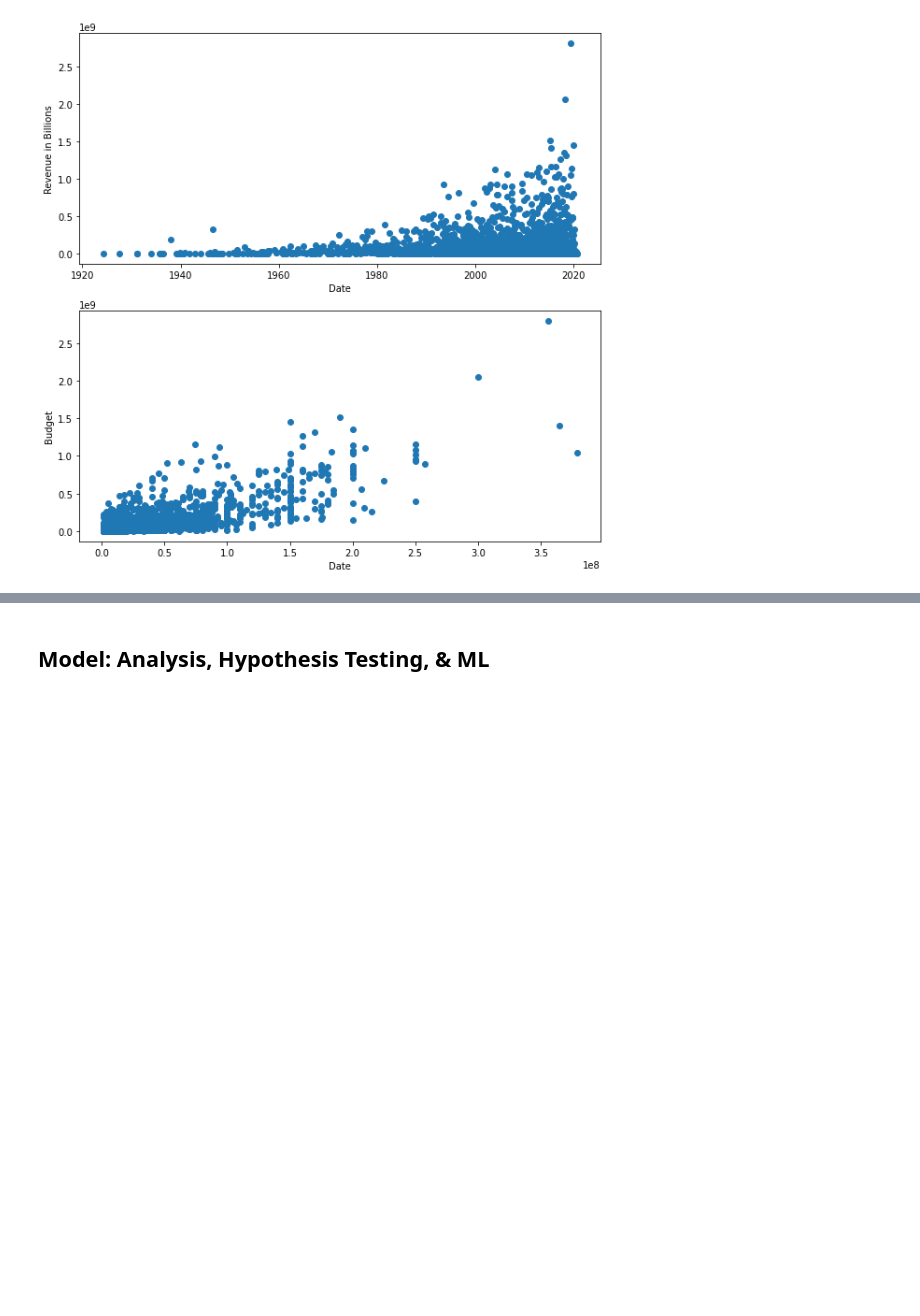
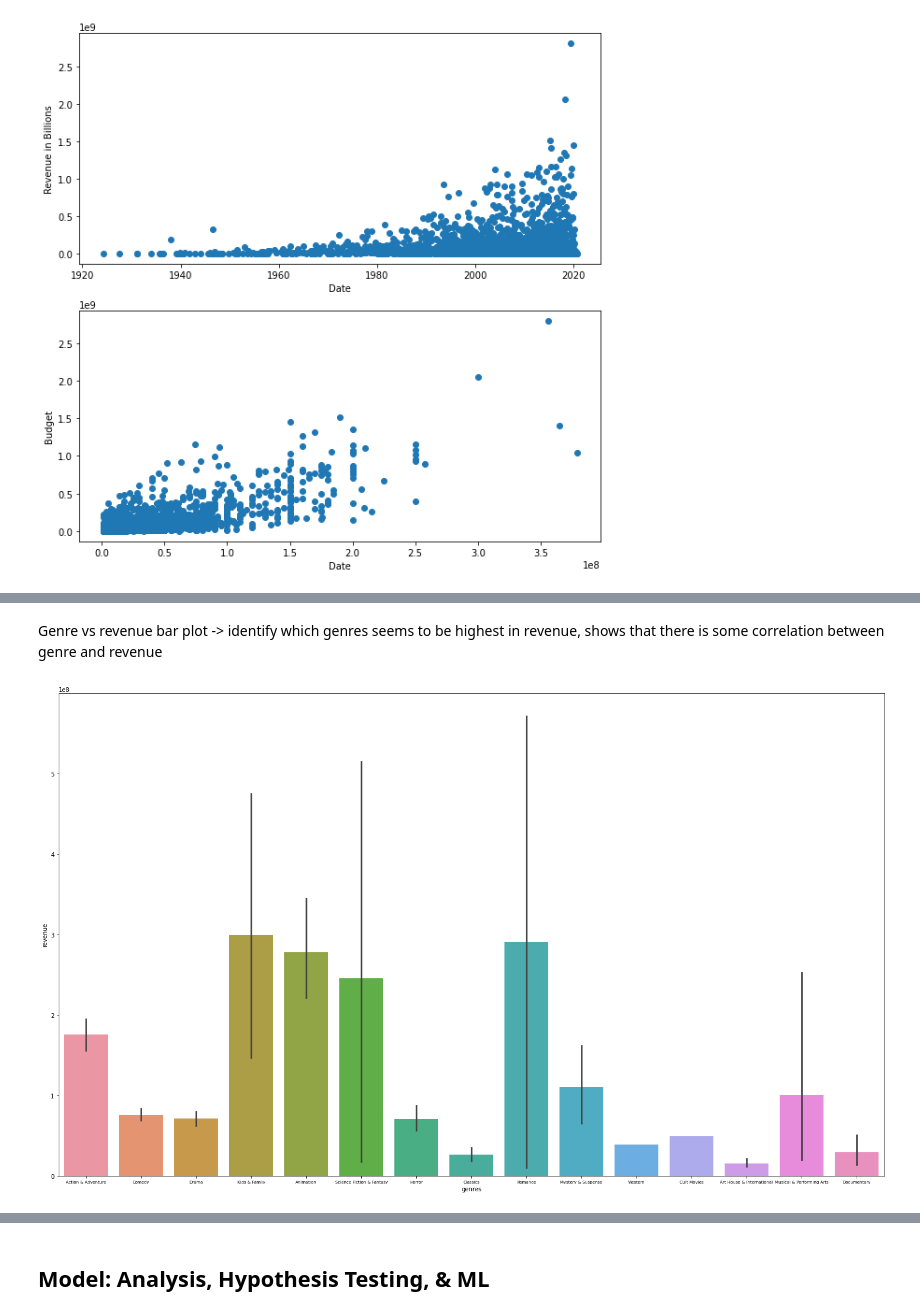
Before and after one commit to cmsc320-gautham-evan-arjun/cmsc320-gautham-evan-arjun.github.io, a Jupyter notebook: finaltutorial.ipynb, the cells around one changed output, grey strips where cells are left out. Cells and saved outputs as stored; diff of their text form; code cells hidden in the pictures; blank space fills up the shorter version.

```diff
--- a/finaltutorial.ipynb
+++ b/finaltutorial.ipynb
@@ -525,0 +465,9 @@ Some testing to see intersection
+# %% [markdown]
+Genre vs revenue bar plot -> identify which genres seems to be highest in revenue, shows that there is some correlation between genre and revenue
+# %%
+ax = sns.barplot(data= movie_df, x = 'genres', y = 'revenue')
+ax.figure.set_size_inches(25, 15)
+ax.set_xticklabels(ax.get_xticklabels(), fontsize=7)
+plt.show()
+# %% [output]
+[figure, added]
```
Also changed, not shown: parts of 31 cells of this notebook.
